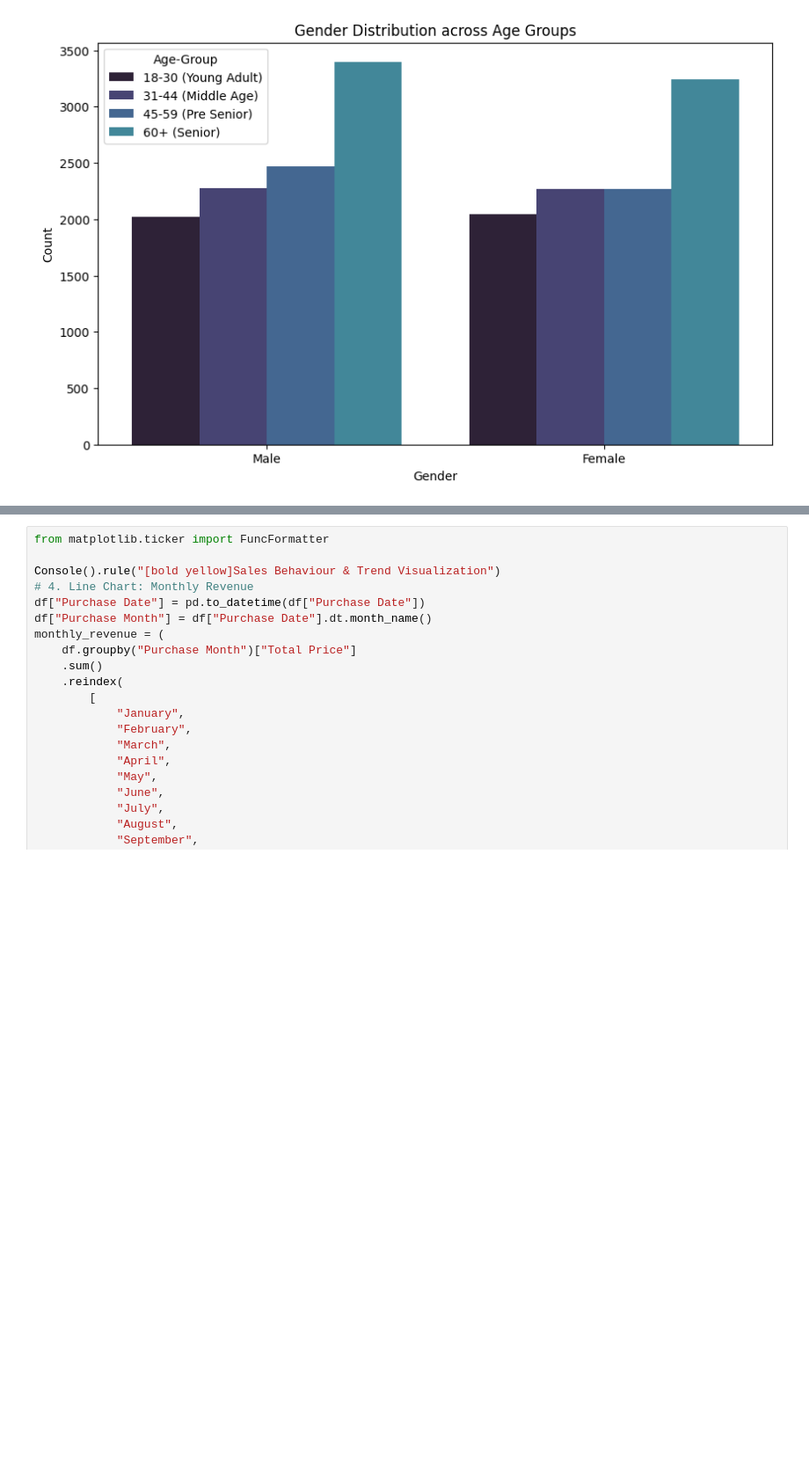
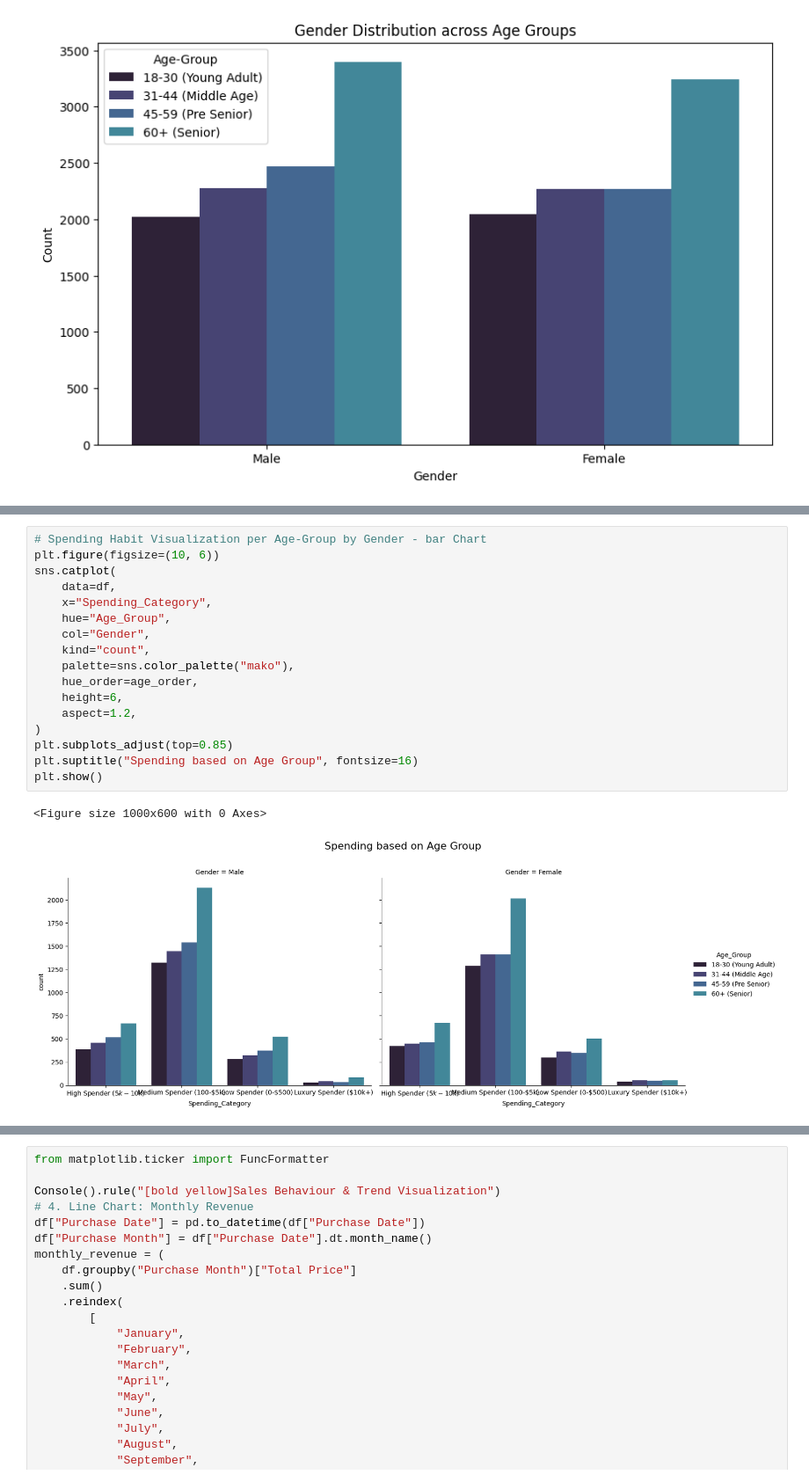
Before and after one commit to apostroef/sales-data-representation, a Jupyter notebook: Data-Visualization.ipynb, the cells around one changed output, grey strips where cells are left out. Shown: that part at 88% size. Cells and saved outputs as stored; diff of their text form; blank space fills up the shorter version.

```diff
--- a/Data-Visualization.ipynb
+++ b/Data-Visualization.ipynb
@@ -168,0 +177,20 @@ Passing `palette` without assigning `hue` is deprecated and will be removed in v
+# %%
+# Spending Habit Visualization per Age-Group by Gender - bar Chart
+plt.figure(figsize=(10, 6))
+sns.catplot(
+    data=df,
+    x="Spending_Category",
+    hue="Age_Group",
+    col="Gender",
+    kind="count",
+    palette=sns.color_palette("mako"),
+    hue_order=age_order,
+    height=6,
+    aspect=1.2,
+)
+plt.subplots_adjust(top=0.85)
+plt.suptitle("Spending based on Age Group", fontsize=16)
+plt.show()
+# %% [output]
+<Figure size 1000x600 with 0 Axes>
+[figure, added]
```
Also changed, not shown: parts of 4 cells of this notebook, 1 other file.
